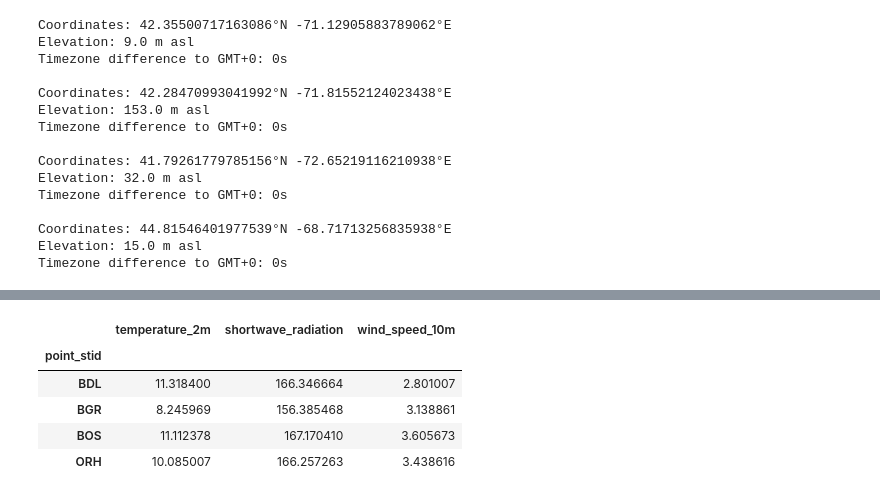
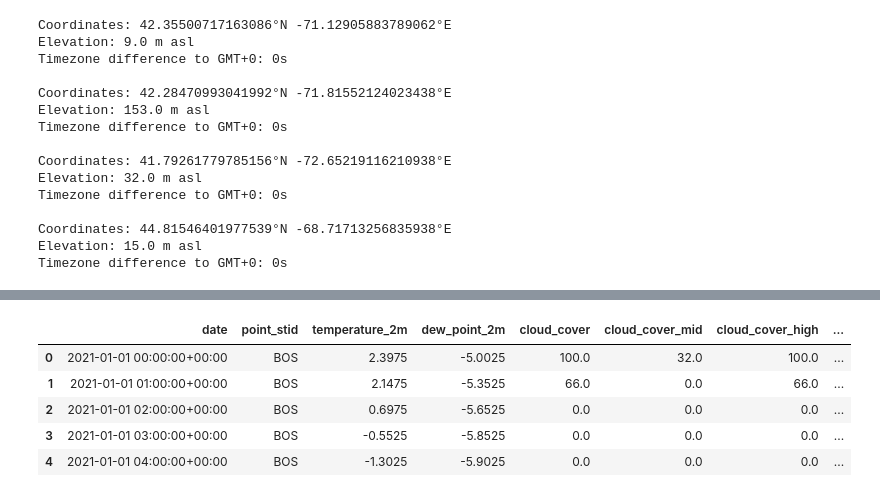
Before and after one commit to evanhk/eveningPowerRamp, a Jupyter notebook: notebooks/01_data_ingestion.ipynb, the cells around one changed output, grey strips where cells are left out. Drawn from its saved outputs; the diff is of its cells as text; code cells hidden in the pictures.

```diff
--- a/notebooks/01_data_ingestion.ipynb
+++ b/notebooks/01_data_ingestion.ipynb
@@ -698,9 +617,12 @@ all_weather.describe()
-# %%
-all_weather.groupby("point_stid")[["temperature_2m", "shortwave_radiation", "wind_speed_10m"]].mean()
-# %% [output]
-|  | temperature_2m | shortwave_radiation | wind_speed_10m |
-| point_stid |  |  |  |
-| BDL | 11.318400 | 166.346664 | 2.801007 |
-| BGR | 8.245969 | 156.385468 | 3.138861 |
-| BOS | 11.112378 | 167.170410 | 3.605673 |
-| ORH | 10.085007 | 166.257263 | 3.438616 |
+# %%
+weather = pd.read_parquet("data\\raw\\weather_observed\\weather_observations_2021_2025.parquet")
+weather26 = pd.read_parquet("data\\raw\\weather_observed\\weather_observations_2026.parquet")
+# %%
+weather.to_paruet()
+# %% [output]
+|  | date | point_stid | temperature_2m | dew_point_2m | cloud_cover | cloud_cover_mid | cloud_cover_high | ... |
+| 0 | 2021-01-01 00:00:00+00:00 | BOS | 2.3975 | -5.0025 | 100.0 | 32.0 | 100.0 | ... |
+| 1 | 2021-01-01 01:00:00+00:00 | BOS | 2.1475 | -5.3525 | 66.0 | 0.0 | 66.0 | ... |
+| 2 | 2021-01-01 02:00:00+00:00 | BOS | 0.6975 | -5.6525 | 0.0 | 0.0 | 0.0 | ... |
+| 3 | 2021-01-01 03:00:00+00:00 | BOS | -0.5525 | -5.8525 | 0.0 | 0.0 | 0.0 | ... |
+| 4 | 2021-01-01 04:00:00+00:00 | BOS | -1.3025 | -5.9025 | 0.0 | 0.0 | 0.0 | ... |
```
Also changed, not shown: parts of 5 cells of this notebook, 4 other files.
